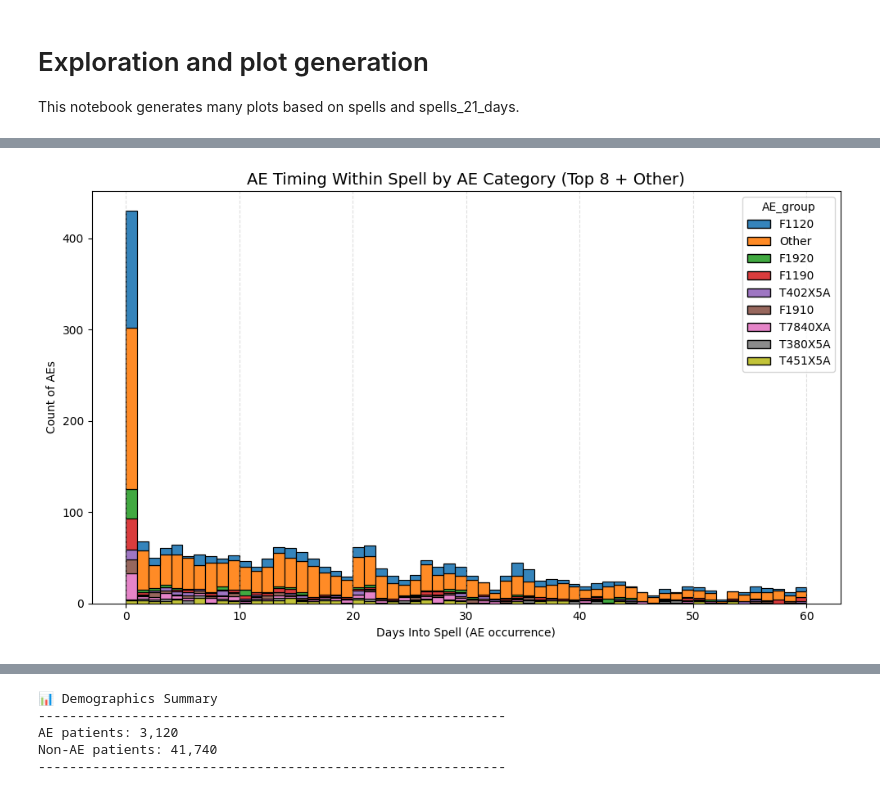
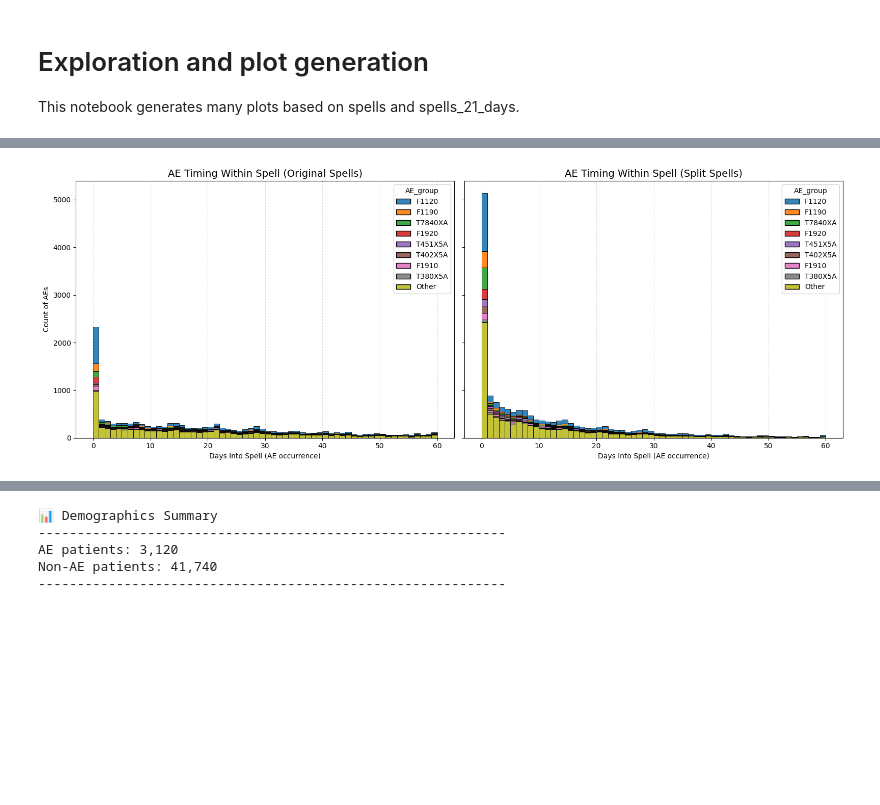
Before and after one commit to beni-1414/bmif204_claims_project, a Jupyter notebook: exploration_final.ipynb, the cells around one changed output, grey strips where cells are left out. Cells and saved outputs as stored; diff of their text form; code cells hidden in the pictures; blank space fills up the shorter version.

Commit message:
feat: notebook for plot generation

```diff
--- a/exploration_final.ipynb
+++ b/exploration_final.ipynb
@@ -236,50 +233,88 @@ Total Adverse Events Counted: 3433
 # %%
-# --- 🧭 AE positioning within spell (days into spell) ---
-ae_spells = spells[spells["had_ae"]].copy()
+# --- 🧭 AE positioning within spells and split_spells (days into spell) ---
 
-# Ensure datetime
-ae_spells["entry_date"] = pd.to_datetime(ae_spells["entry_date"])
-ae_spells["first_ae_date"] = pd.to_datetime(ae_spells["first_ae_date"])
+def prepare_ae_spells(df: pd.DataFrame) -> pd.DataFrame:
+    """Subset to spells with AE, ensure dates, and compute days_into_spell."""
+    ae_df = df[df["had_ae"]].copy()
+    ae_df["entry_date"] = pd.to_datetime(ae_df["entry_date"])
+    ae_df["first_ae_date"] = pd.to_datetime(ae_df["first_ae_date"])
+    ae_df["days_into_spell"] = (ae_df["first_ae_date"] - ae_df["entry_date"]).dt.days
+    return ae_df
 
-# Compute days into spell
-ae_spells["days_into_spell"] = (ae_spells["first_ae_date"] - ae_spells["entry_date"]).dt.days
+ae_spells = prepare_ae_spells(spells)
+ae_spells_split = prepare_ae_spells(split_spells)
 
-# --- 📊 Summary ---
-print("\n📊 AE Positioning Within Spell")
-print("-" * 50)
+# --- 📊 Summaries ---
+print("\n📊 AE Positioning Within Spell (original spells)")
+print("-" * 60)
 print(ae_spells["days_into_spell"].describe())
 
-# --- 🧩 Identify top AE categories (based on frequency of first_ae_code) ---
+print("\n📊 AE Positioning Within Spell (split_spells)")
+print("-" * 60)
+print(ae_spells_split["days_into_spell"].describe())
+
+# --- 🧩 Identify top AE categories (pooled, for consistent palette) ---
 top_n = 8
-top_codes = (
-    ae_spells["first_ae_code"]
-    .value_counts()
-    .head(top_n)
-    .index
-    .tolist()
+pooled_codes = pd.concat(
+    [ae_spells["first_ae_code"], ae_spells_split["first_ae_code"]],
+    ignore_index=True
 )
+top_codes = pooled_codes.value_counts().head(top_n).index.tolist()
 
-# Create a grouped category column
-ae_spells["AE_group"] = ae_spells["first_ae_code"].apply(
-    lambda x: x if x in top_codes else "Other"
-)
+def add_ae_group(df: pd.DataFrame, top_codes: list) -> pd.DataFrame:
+    df = df.copy()
+    df["AE_group"] = df["first_ae_code"].apply(
+        lambda x: x if x in top_codes else "Other"
+    )
+    return df
 
-# --- 🎨 Plot histogram coloured by AE category ---
-plt.figure(figsize=(10, 6))
+ae_spells = add_ae_group(ae_spells, top_codes)
+ae_spells_split = add_ae_group(ae_spells_split, top_codes)
+
+# Shared hue order and palette (same colors across both plots)
+ae_categories = top_codes + ["Other"]
+palette_colors = sns.color_palette("tab10", n_colors=len(ae_categories))
+palette_map = dict(zip(ae_categories, palette_colors))
+
+# --- 🎨 Plot histograms side by side with shared palette ---
+fig, axes = plt.subplots(1, 2, figsize=(16, 6), sharey=True)
+
 sns.histplot(
     data=ae_spells,
     x="days_into_spell",
     hue="AE_group",
+    hue_order=ae_categories,
+    palette=palette_map,
     bins=60,
     binrange=(0, 60),
     multiple="stack",
     edgecolor="black",
-    alpha=0.9
+    alpha=0.9,
+    ax=axes[0]
 )
-plt.title("AE Timing Within Spell by AE Category (Top 8 + Other)", fontsize=14)
-plt.xlabel("Days Into Spell (AE occurrence)")
-plt.ylabel("Count of AEs")
-plt.grid(axis="x", linestyle="--", alpha=0.4)
+axes[0].set_title("AE Timing Within Spell (Original Spells)", fontsize=14)
+axes[0].set_xlabel("Days Into Spell (AE occurrence)")
+axes[0].set_ylabel("Count of AEs")
+axes[0].grid(axis="x", linestyle="--", alpha=0.4)
+
+sns.histplot(
+    data=ae_spells_split,
+    x="days_into_spell",
+    hue="AE_group",
+    hue_order=ae_categories,
+    palette=palette_map,
+    bins=60,
+    binrange=(0, 60),
+    multiple="stack",
+    edgecolor="black",
+    alpha=0.9,
+    ax=axes[1]
+)
+axes[1].set_title("AE Timing Within Spell (Split Spells)", fontsize=14)
+axes[1].set_xlabel("Days Into Spell (AE occurrence)")
+axes[1].set_ylabel("Count of AEs")
+axes[1].grid(axis="x", linestyle="--", alpha=0.4)
+
 plt.tight_layout()
 plt.show()
 # %% [output]
@@ -297 +338 @@ Name: days_into_spell, dtype: float64
-[figure, old version]
+[figure, new version]
```
Also changed, not shown: parts of 12 cells of this notebook.
